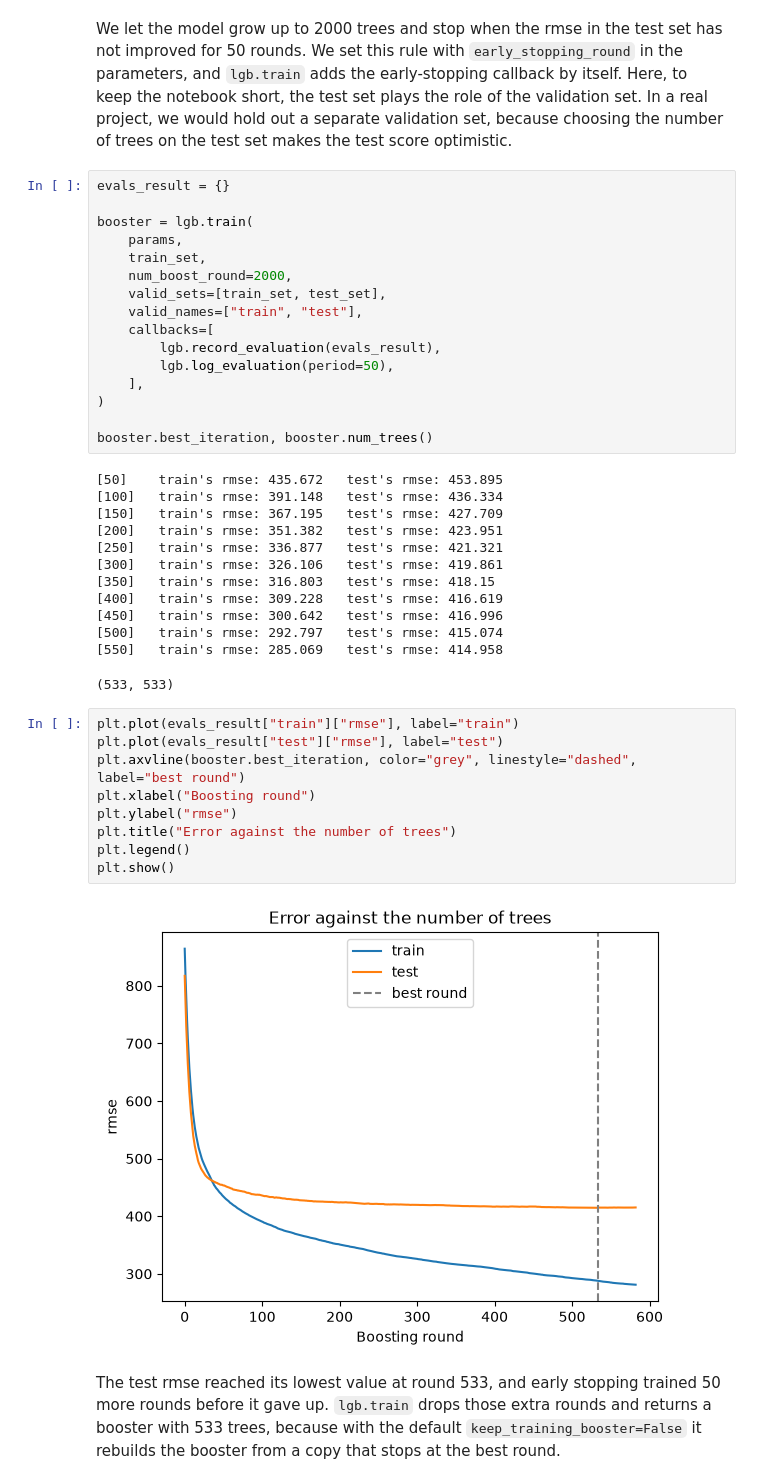
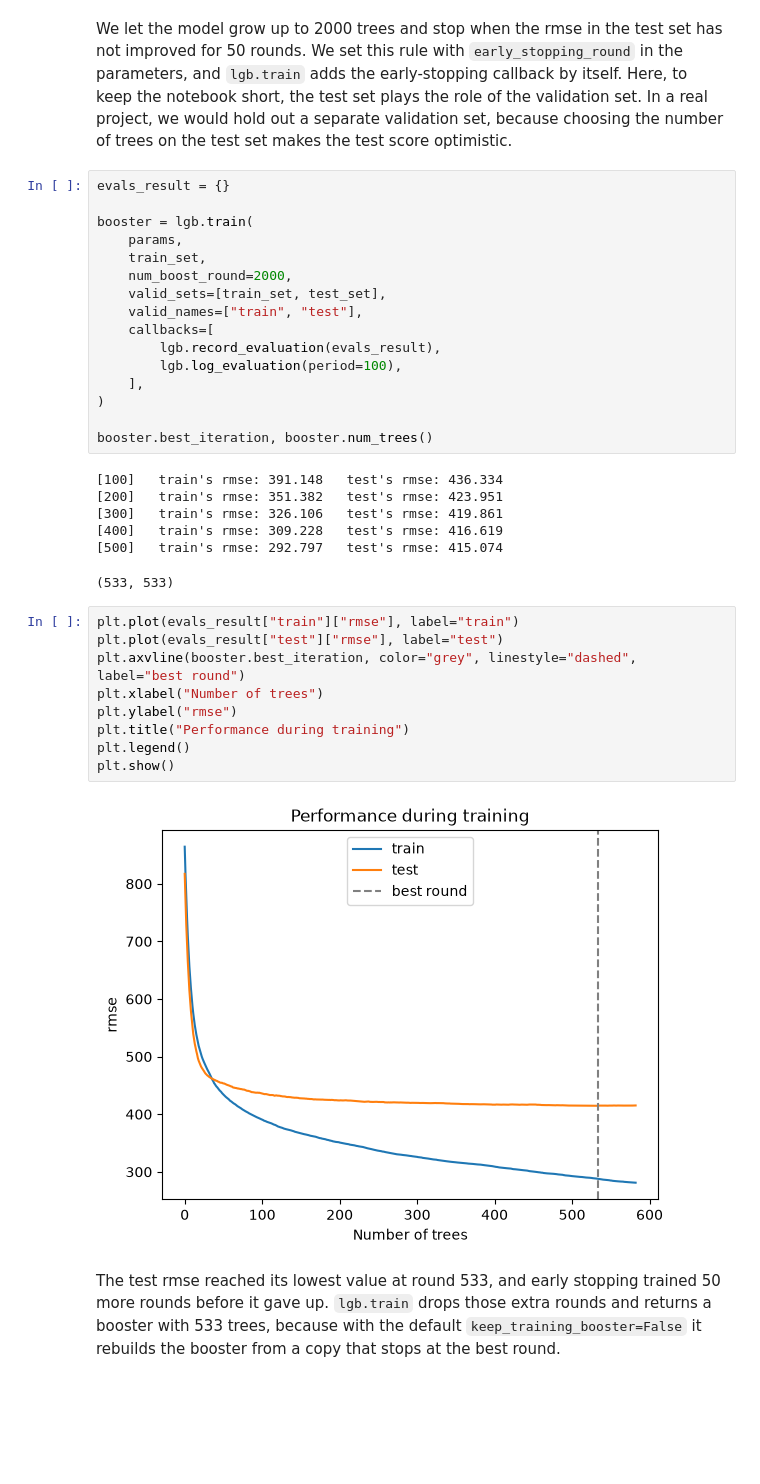
Before and after one commit to trainindata/master-tree-ensemble-models, a Jupyter notebook: 05-lightgbm/02-lightgbm-regression.ipynb, the cells around one changed output. Cells and saved outputs as stored; diff of their text form; blank space fills up the shorter version.

```diff
--- a/05-lightgbm/02-lightgbm-regression.ipynb
+++ b/05-lightgbm/02-lightgbm-regression.ipynb
@@ -132,35 +132,29 @@ booster = lgb.train(
     valid_names=["train", "test"],
     callbacks=[
         lgb.record_evaluation(evals_result),
-        lgb.log_evaluation(period=50),
+        lgb.log_evaluation(period=100),
     ],
 )
 
 booster.best_iteration, booster.num_trees()
 # %% [output]
-[50]    train's rmse: 435.672   test's rmse: 453.895
 [100]   train's rmse: 391.148   test's rmse: 436.334
-[150]   train's rmse: 367.195   test's rmse: 427.709
 [200]   train's rmse: 351.382   test's rmse: 423.951
-[250]   train's rmse: 336.877   test's rmse: 421.321
 [300]   train's rmse: 326.106   test's rmse: 419.861
-[350]   train's rmse: 316.803   test's rmse: 418.15
 [400]   train's rmse: 309.228   test's rmse: 416.619
-[450]   train's rmse: 300.642   test's rmse: 416.996
 [500]   train's rmse: 292.797   test's rmse: 415.074
-[550]   train's rmse: 285.069   test's rmse: 414.958
 (533, 533)
 # %%
 plt.plot(evals_result["train"]["rmse"], label="train")
 plt.plot(evals_result["test"]["rmse"], label="test")
 plt.axvline(booster.best_iteration, color="grey", linestyle="dashed", label="best round")
-plt.xlabel("Boosting round")
+plt.xlabel("Number of trees")
 plt.ylabel("rmse")
-plt.title("Error against the number of trees")
+plt.title("Performance during training")
 plt.legend()
 plt.show()
 # %% [output]
-[figure, old version]
+[figure, new version]
 # %% [markdown]
 The test rmse reached its lowest value at round 533, and early stopping trained 50 more rounds before it gave up. `lgb.train` drops those extra rounds and returns a booster with 533 trees, because with the default `keep_training_booster=False` it rebuilds the booster from a copy that stops at the best round.
 # %%
```
Also changed, not shown: parts of 5 cells of this notebook, 3 other files.
